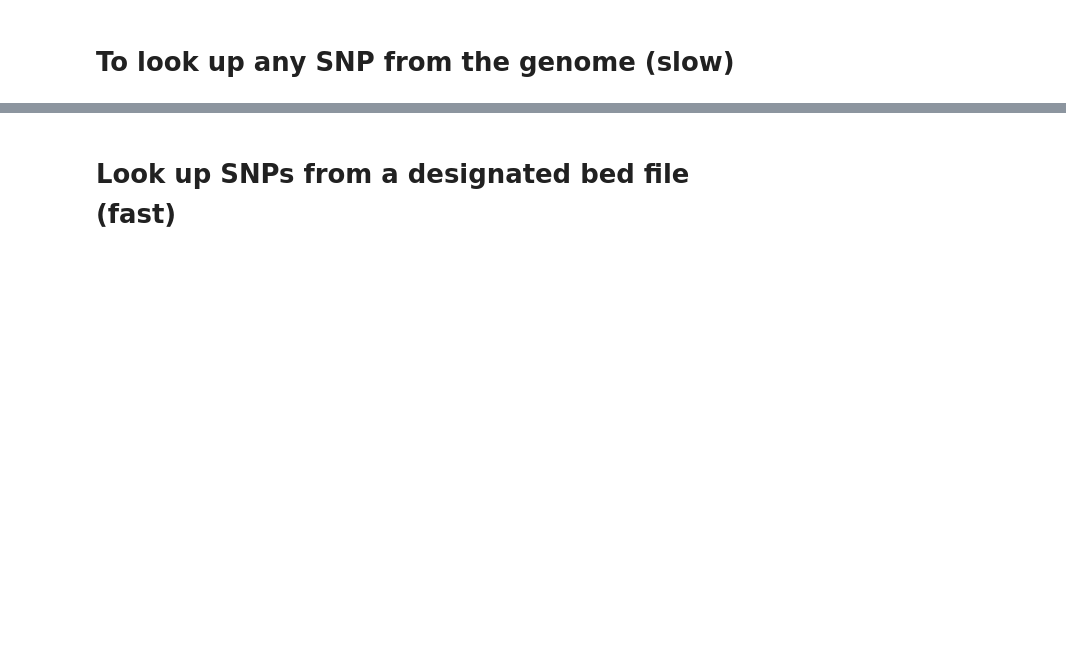
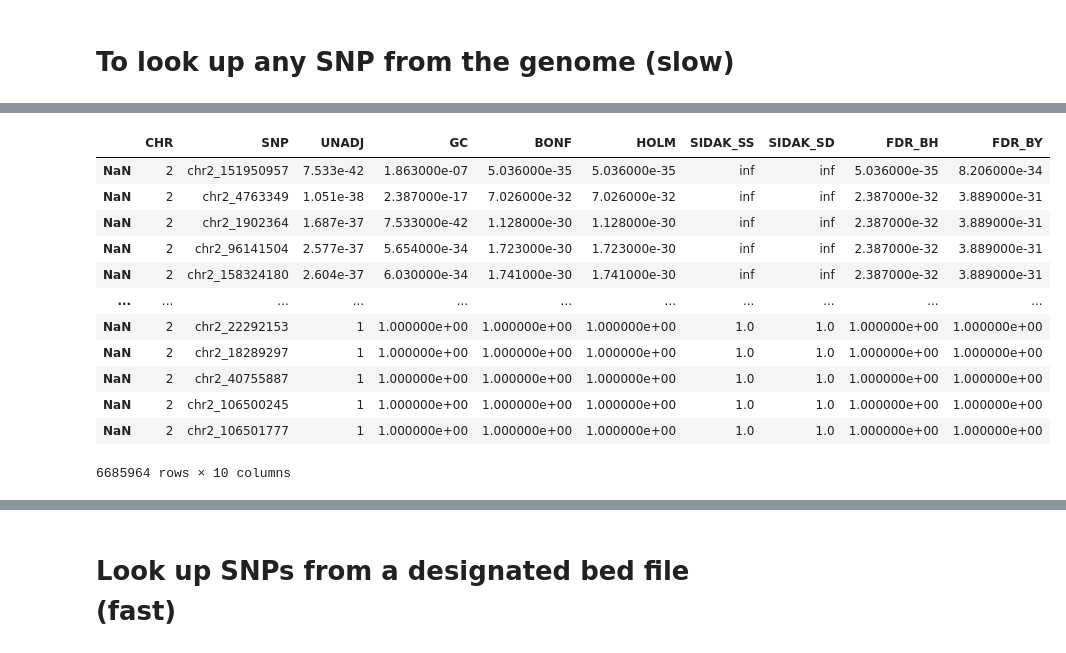
Before and after one commit to fanhuan/script, a Jupyter notebook: geneName2bed.ipynb, the cells around one changed output, grey strips where cells are left out. Saved outputs shown, nothing was run; the diff lists cells and outputs as text; code cells hidden in the pictures; blank space fills up the shorter version.

```diff
--- a/geneName2bed.ipynb
+++ b/geneName2bed.ipynb
@@ -163,0 +158,16 @@ exon_seq_var[38:39] = 'G'
+# %%
+in_df_adj
+# %% [output]
+|  | CHR | SNP | UNADJ | GC | BONF | HOLM | SIDAK_SS | SIDAK_SD | FDR_BH | FDR_BY |
+| NaN | 2 | chr2_151950957 | 7.533e-42 | 1.863000e-07 | 5.036000e-35 | 5.036000e-35 | inf | inf | 5.036000e-35 | 8.206000e-34 |
+| NaN | 2 | chr2_4763349 | 1.051e-38 | 2.387000e-17 | 7.026000e-32 | 7.026000e-32 | inf | inf | 2.387000e-32 | 3.889000e-31 |
+| NaN | 2 | chr2_1902364 | 1.687e-37 | 7.533000e-42 | 1.128000e-30 | 1.128000e-30 | inf | inf | 2.387000e-32 | 3.889000e-31 |
+| NaN | 2 | chr2_96141504 | 2.577e-37 | 5.654000e-34 | 1.723000e-30 | 1.723000e-30 | inf | inf | 2.387000e-32 | 3.889000e-31 |
+| NaN | 2 | chr2_158324180 | 2.604e-37 | 6.030000e-34 | 1.741000e-30 | 1.741000e-30 | inf | inf | 2.387000e-32 | 3.889000e-31 |
+| ... | ... | ... | ... | ... | ... | ... | ... | ... | ... | ... |
+| NaN | 2 | chr2_22292153 | 1 | 1.000000e+00 | 1.000000e+00 | 1.000000e+00 | 1.0 | 1.0 | 1.000000e+00 | 1.000000e+00 |
+| NaN | 2 | chr2_18289297 | 1 | 1.000000e+00 | 1.000000e+00 | 1.000000e+00 | 1.0 | 1.0 | 1.000000e+00 | 1.000000e+00 |
+| NaN | 2 | chr2_40755887 | 1 | 1.000000e+00 | 1.000000e+00 | 1.000000e+00 | 1.0 | 1.0 | 1.000000e+00 | 1.000000e+00 |
+| NaN | 2 | chr2_106500245 | 1 | 1.000000e+00 | 1.000000e+00 | 1.000000e+00 | 1.0 | 1.0 | 1.000000e+00 | 1.000000e+00 |
+| NaN | 2 | chr2_106501777 | 1 | 1.000000e+00 | 1.000000e+00 | 1.000000e+00 | 1.0 | 1.0 | 1.000000e+00 | 1.000000e+00 |
+6685964 rows × 10 columns
```
Also changed, not shown: parts of 43 cells of this notebook, 1 other file.
